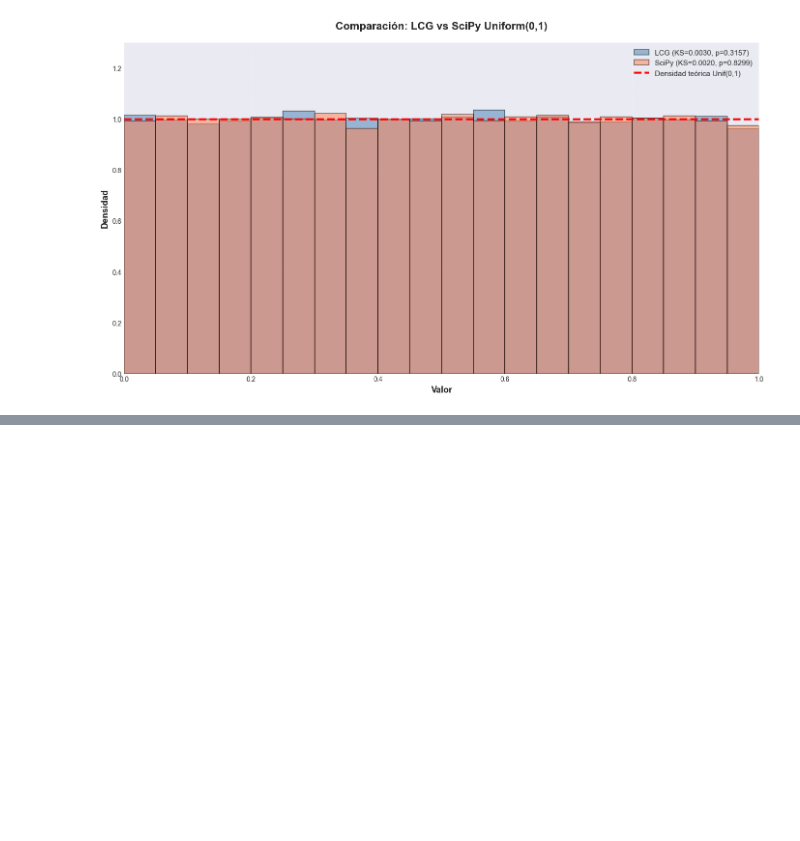
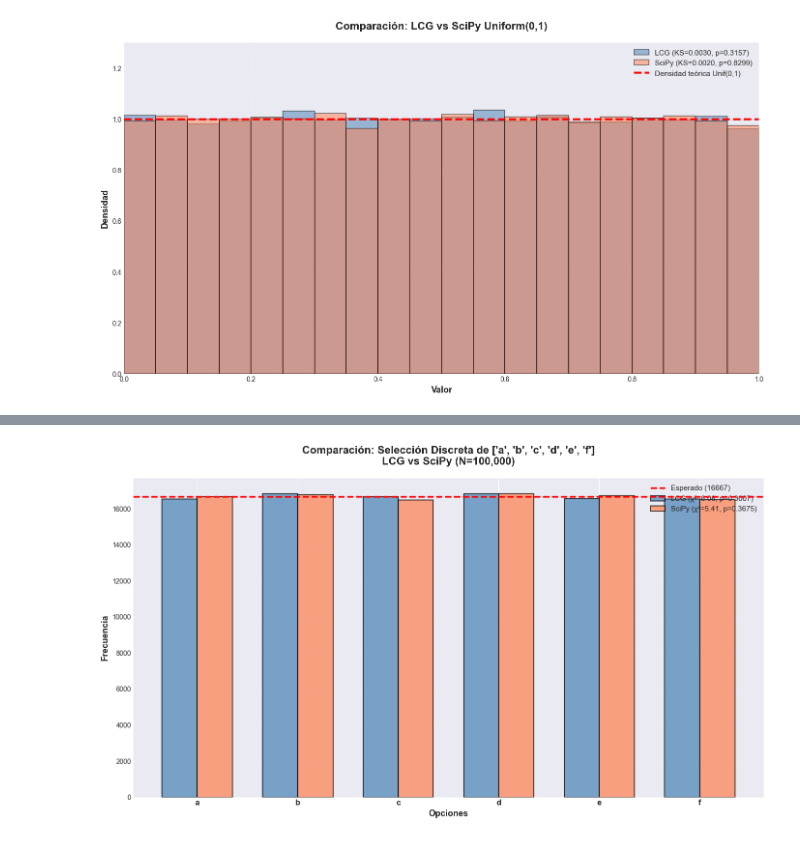
Before and after one commit to DanielRasho/Simulacion-Lab7, a Jupyter notebook: 1.ipynb, the cells around one changed output, grey strips where cells are left out. Cells and saved outputs as stored; diff of their text form; code cells hidden in the pictures; blank space fills up the shorter version.

```diff
--- a/1.ipynb
+++ b/1.ipynb
@@ -142,0 +145,83 @@ plt.show()
+# %%
+def sample_from_list(uniform_samples, choices):
+    n_choices = len(choices)
+    # Mapear valores [0, 1) a índices [0, n_choices)
+    indices = np.floor(uniform_samples * n_choices).astype(int)
+    # Manejar el caso extremo donde uniform_sample == 1.0
+    indices = np.clip(indices, 0, n_choices - 1)
+    # Retornar los elementos seleccionados
+    return np.array([choices[i] for i in indices])
+# %%
+# Generar muestra uniforme con LCG
+lcg = LCG(seed1, a1, c1, m1)
+choices = ['a', 'b', 'c', 'd', 'e', 'f']
+N_discrete = 100000
+uniform_lcg = lcg.generate_uniform(N_discrete)
+discrete_lcg = sample_from_list(uniform_lcg, choices)
+
+# SciPy
+np.random.seed(42)
+uniform_scipy = np.random.uniform(0, 1, N_discrete)
+discrete_scipy = sample_from_list(uniform_scipy, choices)
+
+# Contar frecuencias
+unique_lcg, counts_lcg = np.unique(discrete_lcg, return_counts=True)
+freq_lcg = dict(zip(unique_lcg, counts_lcg))
+
+unique_scipy, counts_scipy = np.unique(discrete_scipy, return_counts=True)
+freq_scipy = dict(zip(unique_scipy, counts_scipy))
+
+# Preparar datos para gráfico
+x_pos = np.arange(len(choices))
+freqs_lcg = [freq_lcg.get(c, 0) for c in choices]
+freqs_scipy = [freq_scipy.get(c, 0) for c in choices]
+expected_freq = N_discrete / len(choices)
+
+# Pruebas Chi-cuadrado
+from scipy.stats import chisquare
+chi2_lcg, p_lcg = chisquare(freqs_lcg, [expected_freq] * len(choices))
+chi2_scipy, p_scipy = chisquare(freqs_scipy, [expected_freq] * len(choices))
+
+# Gráfico superpuesto
+fig, ax = plt.subplots(figsize=(14, 8))
+
+width = 0.35
+
+ax.bar(x_pos - width/2, freqs_lcg, width, alpha=0.7, color='steelblue',
+       edgecolor='black', linewidth=1.5, label=f'LCG (χ²={chi2_lcg:.2f}, p={p_lcg:.4f})')
+ax.bar(x_pos + width/2, freqs_scipy, width, alpha=0.7, color='coral',
+       edgecolor='black', linewidth=1.5, label=f'SciPy (χ²={chi2_scipy:.2f}, p={p_scipy:.4f})')
+
+# Línea de frecuencia esperada
+ax.axhline(y=expected_freq, color='red', linestyle='--', linewidth=2.5,
+           label=f'Esperado ({expected_freq:.0f})', zorder=10)
+
+ax.set_xlabel('Opciones', fontsize=13, fontweight='bold')
+ax.set_ylabel('Frecuencia', fontsize=13, fontweight='bold')
+ax.set_title(f'Comparación: Selección Discreta de {choices}\nLCG vs SciPy (N={N_discrete:,})',
+             fontsize=16, fontweight='bold', pad=20)
+ax.set_xticks(x_pos)
+ax.set_xticklabels(choices, fontsize=12, fontweight='bold')
+ax.legend(fontsize=11, loc='upper right', framealpha=0.9)
+ax.grid(True, alpha=0.3, axis='y', linestyle='--')
+
+plt.tight_layout()
+plt.show()
+
+# Imprimir estadísticas
+print("=" * 70)
+print(f"COMPARACIÓN DISCRETA: {choices}")
+print("=" * 70)
+print(f"\n{'Opción':<10} {'LCG':<12} {'SciPy':<12} {'Esperado':<12}")
+print("-" * 70)
+for choice in choices:
+    lcg_freq = freq_lcg.get(choice, 0)
+    scipy_freq = freq_scipy.get(choice, 0)
+    print(f"{choice:<10} {lcg_freq:<12} {scipy_freq:<12} {expected_freq:<12.1f}")
+
+print("\n" + "=" * 70)
+print(f"LCG    - χ²: {chi2_lcg:.4f}, p-valor: {p_lcg:.6f} {'✓ Pasa' if p_lcg >= 0.05 else '✗ No pasa'}")
+print(f"SciPy  - χ²: {chi2_scipy:.4f}, p-valor: {p_scipy:.6f} {'✓ Pasa' if p_scipy >= 0.05 else '✗ No pasa'}")
+print("=" * 70)
+# %% [output]
+[figure, added]
```
Also changed, not shown: parts of 3 cells of this notebook.
